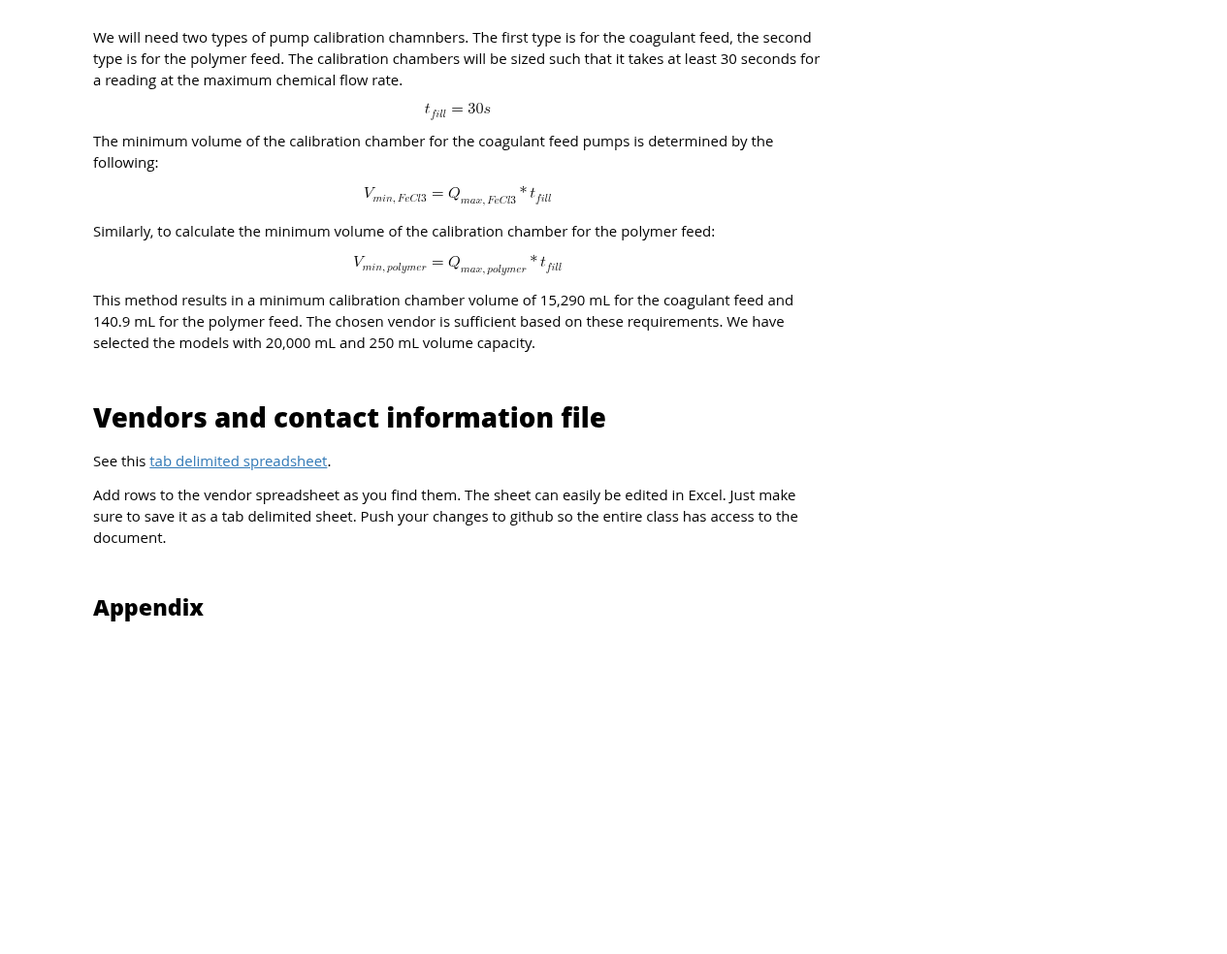
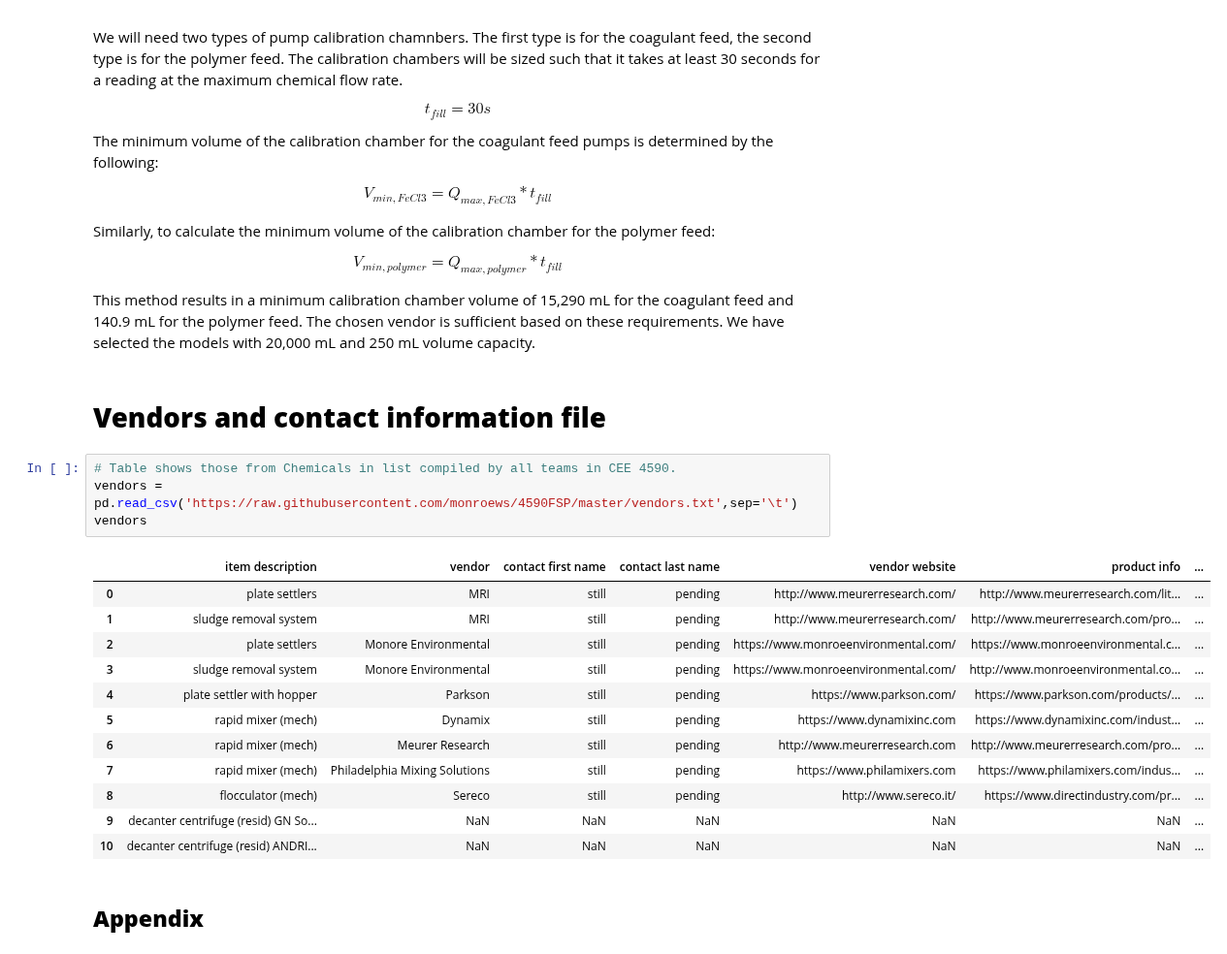
Before and after one commit to MWSteams/4590FSP, a Jupyter notebook: Chemicals.ipynb, the cells around one changed output. Shown at 97% size. Saved outputs shown, nothing was run; the diff lists cells and outputs as text; blank space fills up the shorter version.

```diff
--- a/Chemicals.ipynb
+++ b/Chemicals.ipynb
@@ -364,12 +364,25 @@ Similarly, to calculate the minimum volume of the calibration chamber for the po
 $$V_{min,polymer} = {Q_{max,polymer} * t_{fill}} $$
 
 This method results in a minimum calibration chamber volume of 15,290 mL for the coagulant feed and 140.9 mL for the polymer feed. The chosen vendor is sufficient based on these requirements. We have selected the models with 20,000 mL and 250 mL volume capacity.
-# %% [markdown]
-# **Vendors and contact information file**
-
-See this [tab delimited spreadsheet](https://raw.githubusercontent.com/monroews/4590FSP/master/vendors.txt).
-
-Add rows to the vendor spreadsheet as you find them. The sheet can easily be edited in Excel. Just make sure to save it as a tab delimited sheet. Push your changes to github so the entire class has access to the document.
+# %% [markdown]
+# **Vendors and contact information file**
+# %%
+# Table shows those from Chemicals in list compiled by all teams in CEE 4590.
+vendors = pd.read_csv('https://raw.githubusercontent.com/monroews/4590FSP/master/vendors.txt',sep='\t')
+vendors
+# %% [output]
+|  | item description | vendor | contact first name | contact last name | vendor website | product info | ... |
+| 0 | plate settlers | MRI | still | pending | http://www.meurerresearch.com/ | http://www.meurerresearch.com/lit... | ... |
+| 1 | sludge removal system | MRI | still | pending | http://www.meurerresearch.com/ | http://www.meurerresearch.com/pro... | ... |
+| 2 | plate settlers | Monore Environmental | still | pending | https://www.monroeenvironmental.com/ | https://www.monroeenvironmental.c... | ... |
+| 3 | sludge removal system | Monore Environmental | still | pending | https://www.monroeenvironmental.com/ | http://www.monroeenvironmental.co... | ... |
+| 4 | plate settler with hopper | Parkson | still | pending | https://www.parkson.com/ | https://www.parkson.com/products/... | ... |
+| 5 | rapid mixer (mech) | Dynamix | still | pending | https://www.dynamixinc.com | https://www.dynamixinc.com/indust... | ... |
+| 6 | rapid mixer (mech) | Meurer Research | still | pending | http://www.meurerresearch.com | http://www.meurerresearch.com/pro... | ... |
+| 7 | rapid mixer (mech) | Philadelphia Mixing Solutions | still | pending | https://www.philamixers.com | https://www.philamixers.com/indus... | ... |
+| 8 | flocculator (mech) | Sereco | still | pending | http://www.sereco.it/ | https://www.directindustry.com/pr... | ... |
+| 9 | decanter centrifuge (resid) GN So... | NaN | NaN | NaN | NaN | NaN | ... |
+| 10 | decanter centrifuge (resid) ANDRI... | NaN | NaN | NaN | NaN | NaN | ... |
 # %% [markdown]
 ## **Appendix**
 # %%
```
Also changed, not shown: parts of 5 cells of this notebook.
